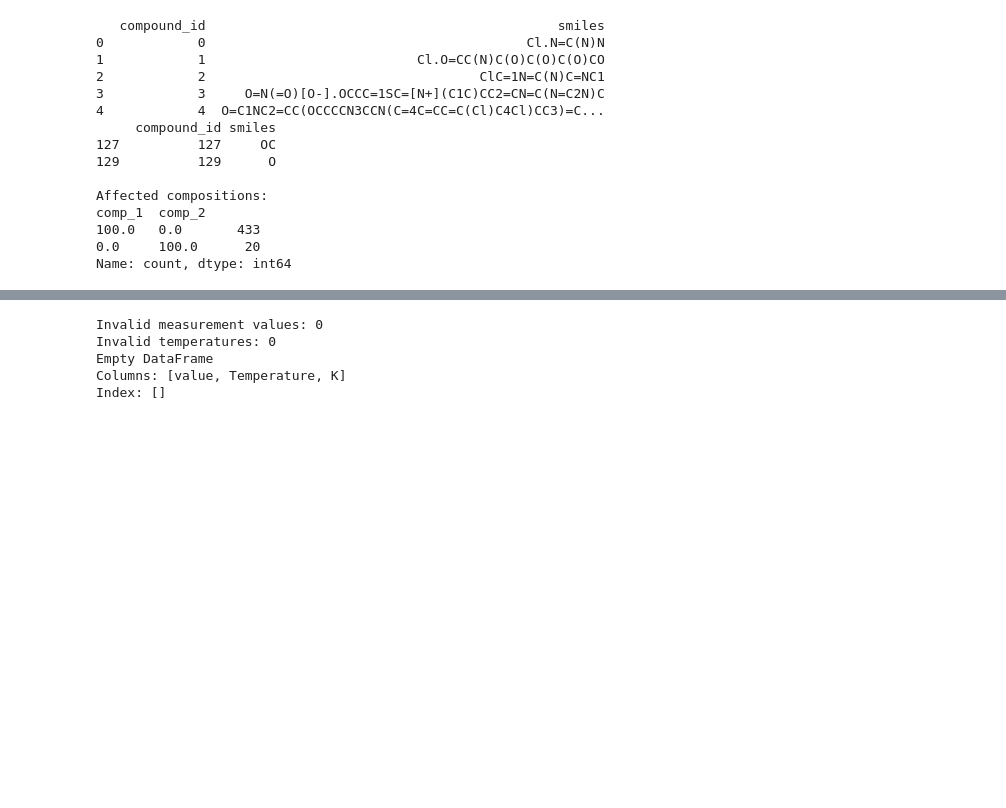
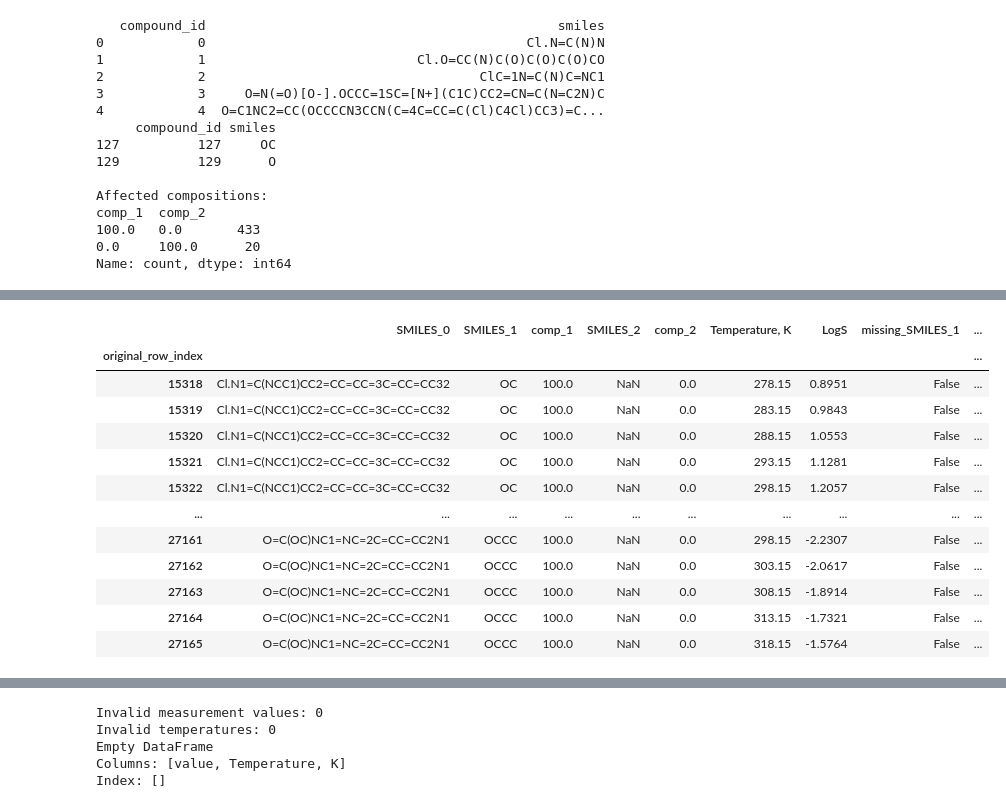
Before and after one commit to nami-nia/CHE1147-Data-Science-Project, a Jupyter notebook: data_cleaning_CL/data_cleaning.ipynb, the cells around one changed output, grey strips where cells are left out. Drawn from its saved outputs; the diff is of its cells as text; code cells hidden in the pictures; blank space fills up the shorter version.

```diff
--- a/data_cleaning_CL/data_cleaning.ipynb
+++ b/data_cleaning_CL/data_cleaning.ipynb
@@ -203,3 +203,86 @@ comp_1  comp_2
 100.0   0.0       433
 0.0     100.0      20
 Name: count, dtype: int64
+# %%
+assert raw.index.equals(df.index), "Raw and processed indices differ"
+
+# Identify pure-solvent observations in the processed dataset
+processed_fractions = df[
+    "cmp_mole_fractions_solvent"
+].apply(ast.literal_eval)
+
+pure_solvent_mask = processed_fractions.apply(
+    lambda fractions: (
+        sum(fraction > 0 for fraction in fractions) == 1
+        and np.isclose(sum(fractions), 1.0, rtol=0, atol=1e-6)
+    )
+)
+
+# Check for missing or blank identifiers in either solvent column
+def is_missing_identifier(column):
+    return (
+        column.isna()
+        | column.astype("string").str.strip().eq("").fillna(False)
+    )
+
+missing_first = is_missing_identifier(raw["SMILES_1"])
+missing_second = is_missing_identifier(raw["SMILES_2"])
+
+# Keep pure-solvent rows with at least one missing identifier
+matching_mask = (
+    pure_solvent_mask
+    & (missing_first | missing_second)
+)
+
+raw_pure_missing_solvent = raw.loc[
+    matching_mask,
+    [
+        "SMILES_0",
+        "SMILES_1", "comp_1",
+        "SMILES_2", "comp_2",
+        "Temperature, K", "LogS"
+    ]
+].copy()
+
+# Show which identifier is missing
+raw_pure_missing_solvent["missing_SMILES_1"] = missing_first.loc[
+    matching_mask
+]
+
+raw_pure_missing_solvent["missing_SMILES_2"] = missing_second.loc[
+    matching_mask
+]
+
+# Include the processed representation for comparison
+raw_pure_missing_solvent["processed_solvent_ids"] = df.loc[
+    matching_mask, "cmp_ids_solvent"
+]
+
+raw_pure_missing_solvent["processed_solvent_fractions"] = df.loc[
+    matching_mask, "cmp_mole_fractions_solvent"
+]
+
+raw_pure_missing_solvent.index.name = "original_row_index"
+
+# Report mutually exclusive counts
+print("Total pure-solvent rows:", int(pure_solvent_mask.sum()))
+
+print(
+    "Missing only SMILES_1:",
+    int((pure_solvent_mask & missing_first & ~missing_second).sum())
+)
+
+print(
+    "Missing only SMILES_2:",
+    int((pure_solvent_mask & ~missing_first & missing_second).sum())
+)
+
+print(
+    "Missing both identifiers:",
+    int((pure_solvent_mask & missing_first & missing_second).sum())
+)
+
+print("Total matching rows:", len(raw_pure_missing_solvent))
+
+display(raw_pure_missing_solvent)
+# %% [output]
@@ -205,0 +294,13 @@ Name: count, dtype: int64
+|  | SMILES_0 | SMILES_1 | comp_1 | SMILES_2 | comp_2 | Temperature, K | LogS | missing_SMILES_1 | ... |
+| original_row_index |  |  |  |  |  |  |  |  | ... |
+| 15318 | Cl.N1=C(NCC1)CC2=CC=CC=3C=CC=CC32 | OC | 100.0 | NaN | 0.0 | 278.15 | 0.8951 | False | ... |
+| 15319 | Cl.N1=C(NCC1)CC2=CC=CC=3C=CC=CC32 | OC | 100.0 | NaN | 0.0 | 283.15 | 0.9843 | False | ... |
+| 15320 | Cl.N1=C(NCC1)CC2=CC=CC=3C=CC=CC32 | OC | 100.0 | NaN | 0.0 | 288.15 | 1.0553 | False | ... |
+| 15321 | Cl.N1=C(NCC1)CC2=CC=CC=3C=CC=CC32 | OC | 100.0 | NaN | 0.0 | 293.15 | 1.1281 | False | ... |
+| 15322 | Cl.N1=C(NCC1)CC2=CC=CC=3C=CC=CC32 | OC | 100.0 | NaN | 0.0 | 298.15 | 1.2057 | False | ... |
+| ... | ... | ... | ... | ... | ... | ... | ... | ... | ... |
+| 27161 | O=C(OC)NC1=NC=2C=CC=CC2N1 | OCCC | 100.0 | NaN | 0.0 | 298.15 | -2.2307 | False | ... |
+| 27162 | O=C(OC)NC1=NC=2C=CC=CC2N1 | OCCC | 100.0 | NaN | 0.0 | 303.15 | -2.0617 | False | ... |
+| 27163 | O=C(OC)NC1=NC=2C=CC=CC2N1 | OCCC | 100.0 | NaN | 0.0 | 308.15 | -1.8914 | False | ... |
+| 27164 | O=C(OC)NC1=NC=2C=CC=CC2N1 | OCCC | 100.0 | NaN | 0.0 | 313.15 | -1.7321 | False | ... |
+| 27165 | O=C(OC)NC1=NC=2C=CC=CC2N1 | OCCC | 100.0 | NaN | 0.0 | 318.15 | -1.5764 | False | ... |
```
Also changed, not shown: parts of 20 cells of this notebook, 9 other files.
